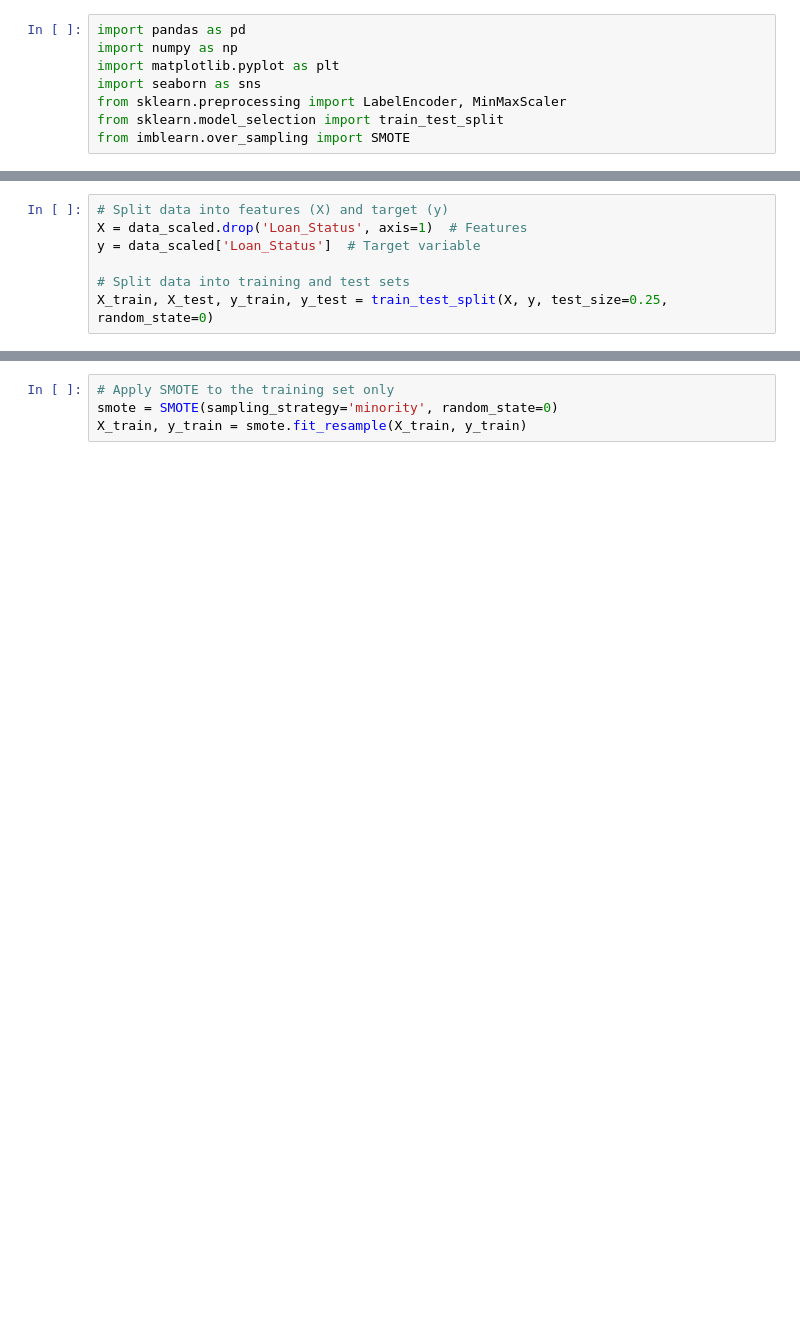
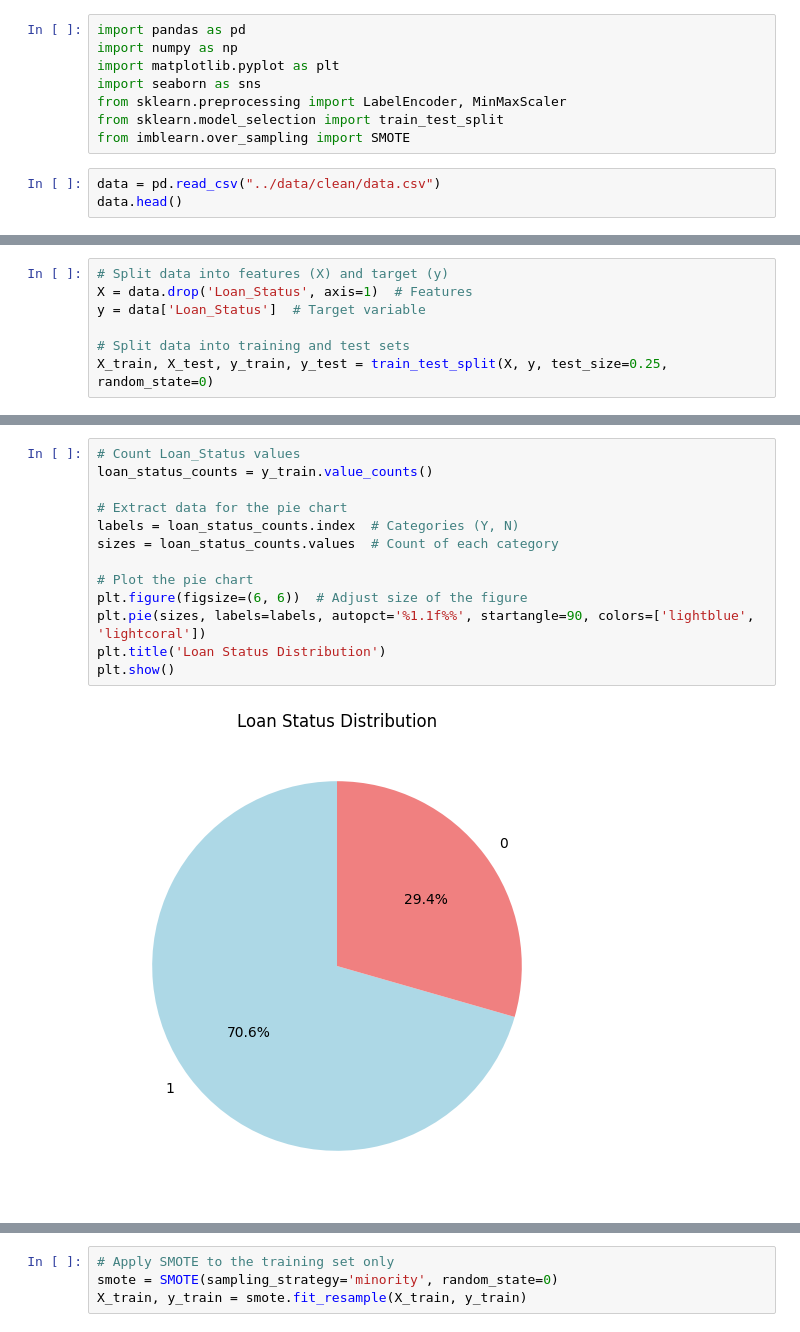
Before and after one commit to NDarayut/Loan-Approval-Prediction-Reimplementation, a Jupyter notebook: notebooks/data_preprocessing.ipynb, the cells around one changed output, grey strips where cells are left out. Saved outputs shown, nothing was run; the diff lists cells and outputs as text; blank space fills up the shorter version.

Commit message:
EDA, Data Preprocess, and Model Training

```diff
--- a/notebooks/data_preprocessing.ipynb
+++ b/notebooks/data_preprocessing.ipynb
@@ -6,3 +6,6 @@ import seaborn as sns
 from sklearn.preprocessing import LabelEncoder, MinMaxScaler
 from sklearn.model_selection import train_test_split
 from imblearn.over_sampling import SMOTE
+# %%
+data = pd.read_csv("../data/clean/data.csv")
+data.head()
@@ -9,7 +19,7 @@ from imblearn.over_sampling import SMOTE
 # %%
 # Split data into features (X) and target (y)
-X = data_scaled.drop('Loan_Status', axis=1)  # Features
-y = data_scaled['Loan_Status']  # Target variable
+X = data.drop('Loan_Status', axis=1)  # Features
+y = data['Loan_Status']  # Target variable
 
 # Split data into training and test sets
 X_train, X_test, y_train, y_test = train_test_split(X, y, test_size=0.25, random_state=0)
@@ -15,0 +42,15 @@ X_train, X_test, y_train, y_test = train_test_split(X, y, test_size=0.25, random
+# %%
+# Count Loan_Status values
+loan_status_counts = y_train.value_counts()
+
+# Extract data for the pie chart
+labels = loan_status_counts.index  # Categories (Y, N)
+sizes = loan_status_counts.values  # Count of each category
+
+# Plot the pie chart
+plt.figure(figsize=(6, 6))  # Adjust size of the figure
+plt.pie(sizes, labels=labels, autopct='%1.1f%%', startangle=90, colors=['lightblue', 'lightcoral'])
+plt.title('Loan Status Distribution')
+plt.show()
+# %% [output]
+[figure, added]
```
Also changed, not shown: parts of 26 cells of this notebook, 3 other files.
